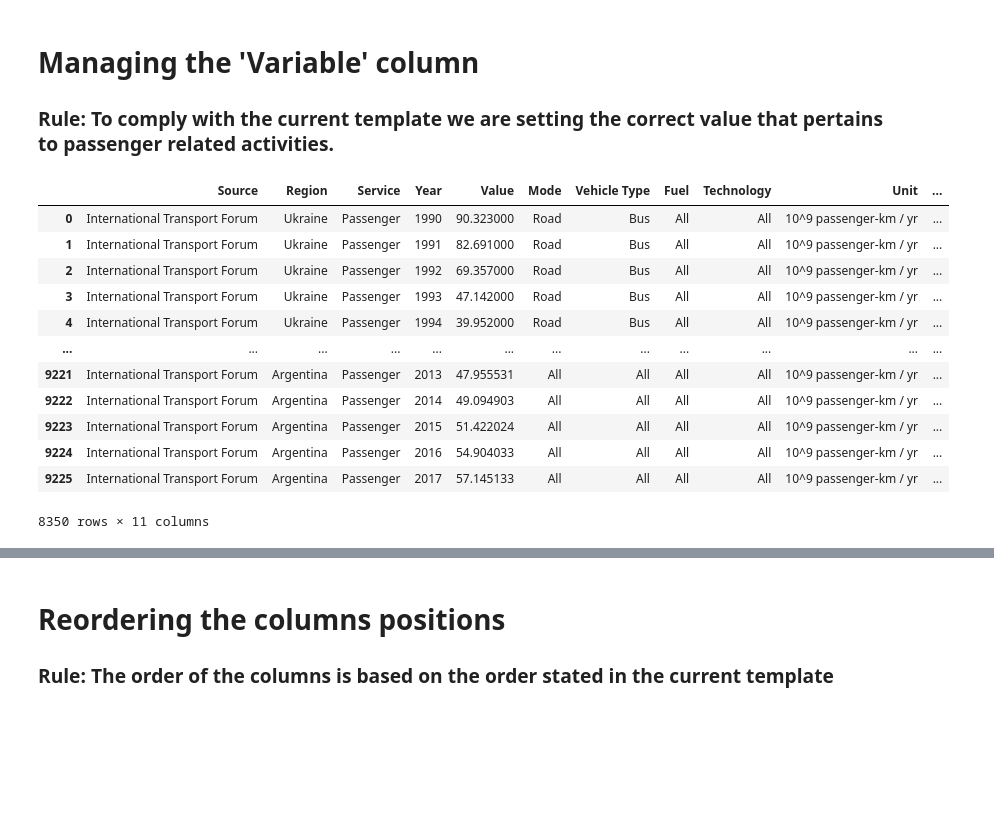
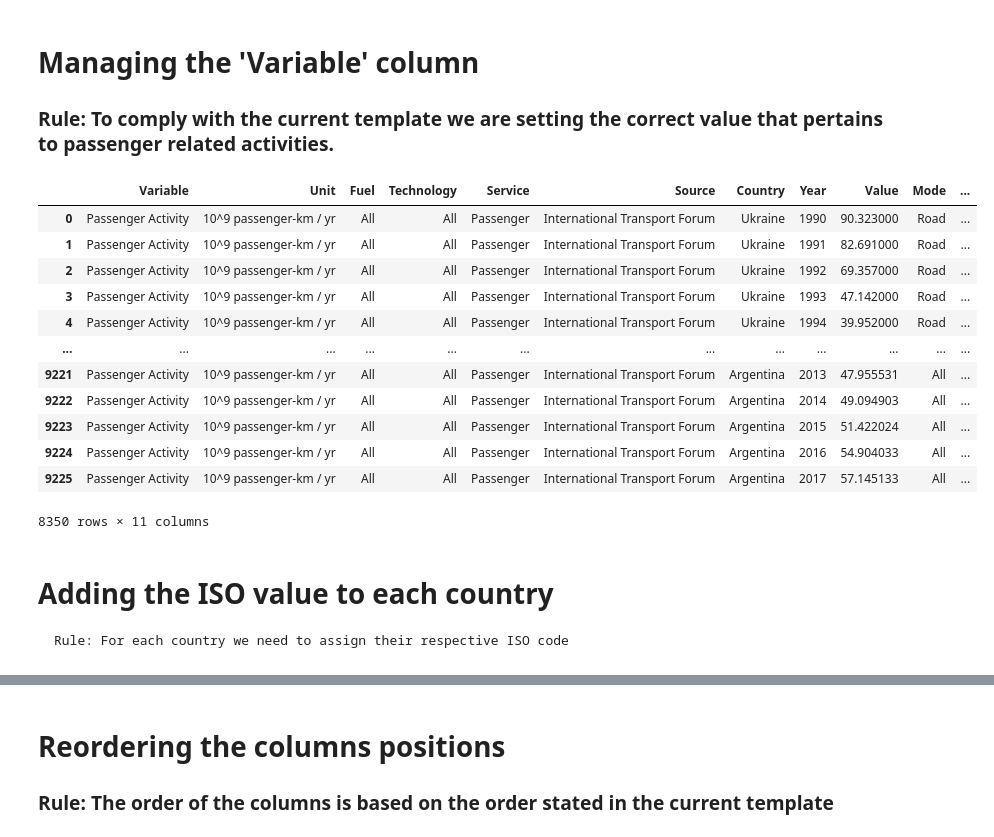
Before and after one commit to transportenergy/database, a Jupyter notebook: item/historical/scripts/T000.ipynb, the cells around one changed output, grey strips where cells are left out. Drawn from its saved outputs; the diff is of its cells as text; code cells hidden in the pictures; blank space fills up the shorter version.

```diff
--- a/item/historical/scripts/T000.ipynb
+++ b/item/historical/scripts/T000.ipynb
@@ -270,10 +247,3 @@ df
 # %% [markdown]
 # Adding the 'Service' column
 ### Rule: Since all the data is associated to passenger data, the service for all rows corresponds to 'Passenger'
-# %%
-# Creating the values for the source column --> Based on the variables, all data is associated to Passengers
-source_column = ["Passenger"] * len(df)
-
-# Adding the column to the dataframe
-df.insert(3,"Service", source_column, True)
-df
@@ -321,6 +294,10 @@ for index, row in df.iterrows():
         list_mode.append("All")
         list_vehicle_type.append("All")
 
+# Assert that the lenght of the new columns is the same as the length of the dataframe
+assert len(df) == len(list_vehicle_type) and len(df) == len(list_mode)
+
 # Adding the "Mode" and "Vehicle type" to the dataframe
-df["Mode"] = list_mode
-df["Vehicle Type"] = list_vehicle_type
+df[ColumnName.MODE.value] = list_mode
+df[ColumnName.VEHICLE_TYPE.value] = list_vehicle_type
+df
@@ -345,7 +320,7 @@ df
 ### Rule: The dataset does not provide any data about those two columns, so we added the default value in both cases
 # %%
 # Adding the "Technology" and "Fuel" columns
-df["Fuel"] = ["All"]*len(df)
-df["Technology"] = ["All"]*len(df)
+dataframeManager.simple_column_insert(df,ColumnName.TECHNOLOGY.value,"All")
+dataframeManager.simple_column_insert(df,ColumnName.FUEL.value,"All")
 df
 # %% [output]
@@ -375,5 +344,12 @@ list(group_unit.groups.keys())
 # Since the there is only one unit, drop the current 'Unit' column and add a new one
 columns_to_delete = ["Unit","PowerCode"]
 df.drop(columns=columns_to_delete, inplace = True)
+dataframeManager.simple_column_insert(df,ColumnName.UNIT.value,"10^9 passenger-km / yr")
 
-df["Unit"] = ["10^9 passenger-km / yr"]*len(df)
+# Transforming the current value in Million to Billion (1M = 0.001B)
+for index, row in df.iterrows():
+    current_value = row.Value
+    new_value = current_value * float(0.001)
+    df.Value[index] = new_value
+
+df
@@ -410,21 +377,23 @@ df
 # %%
 # Since all variables available are related to passenger activity then drop the current column and add the correct on
 columns_to_delete = ["Variable"]
 df.drop(columns=columns_to_delete, inplace = True)
-
-df["Variable"] = ["Passenger Activity"]*len(df)
+dataframeManager.simple_column_insert(df,ColumnName.VARIABLE.value,"Passenger Activity")
 df
 # %% [output]
-|  | Source | Region | Service | Year | Value | Mode | Vehicle Type | Fuel | Technology | Unit | ... |
-| 0 | International Transport Forum | Ukraine | Passenger | 1990 | 90.323000 | Road | Bus | All | All | 10^9 passenger-km / yr | ... |
-| 1 | International Transport Forum | Ukraine | Passenger | 1991 | 82.691000 | Road | Bus | All | All | 10^9 passenger-km / yr | ... |
-| 2 | International Transport Forum | Ukraine | Passenger | 1992 | 69.357000 | Road | Bus | All | All | 10^9 passenger-km / yr | ... |
-| 3 | International Transport Forum | Ukraine | Passenger | 1993 | 47.142000 | Road | Bus | All | All | 10^9 passenger-km / yr | ... |
-| 4 | International Transport Forum | Ukraine | Passenger | 1994 | 39.952000 | Road | Bus | All | All | 10^9 passenger-km / yr | ... |
+|  | Variable | Unit | Fuel | Technology | Service | Source | Country | Year | Value | Mode | ... |
+| 0 | Passenger Activity | 10^9 passenger-km / yr | All | All | Passenger | International Transport Forum | Ukraine | 1990 | 90.323000 | Road | ... |
+| 1 | Passenger Activity | 10^9 passenger-km / yr | All | All | Passenger | International Transport Forum | Ukraine | 1991 | 82.691000 | Road | ... |
+| 2 | Passenger Activity | 10^9 passenger-km / yr | All | All | Passenger | International Transport Forum | Ukraine | 1992 | 69.357000 | Road | ... |
+| 3 | Passenger Activity | 10^9 passenger-km / yr | All | All | Passenger | International Transport Forum | Ukraine | 1993 | 47.142000 | Road | ... |
+| 4 | Passenger Activity | 10^9 passenger-km / yr | All | All | Passenger | International Transport Forum | Ukraine | 1994 | 39.952000 | Road | ... |
 | ... | ... | ... | ... | ... | ... | ... | ... | ... | ... | ... | ... |
-| 9221 | International Transport Forum | Argentina | Passenger | 2013 | 47.955531 | All | All | All | All | 10^9 passenger-km / yr | ... |
-| 9222 | International Transport Forum | Argentina | Passenger | 2014 | 49.094903 | All | All | All | All | 10^9 passenger-km / yr | ... |
-| 9223 | International Transport Forum | Argentina | Passenger | 2015 | 51.422024 | All | All | All | All | 10^9 passenger-km / yr | ... |
-| 9224 | International Transport Forum | Argentina | Passenger | 2016 | 54.904033 | All | All | All | All | 10^9 passenger-km / yr | ... |
-| 9225 | International Transport Forum | Argentina | Passenger | 2017 | 57.145133 | All | All | All | All | 10^9 passenger-km / yr | ... |
+| 9221 | Passenger Activity | 10^9 passenger-km / yr | All | All | Passenger | International Transport Forum | Argentina | 2013 | 47.955531 | All | ... |
+| 9222 | Passenger Activity | 10^9 passenger-km / yr | All | All | Passenger | International Transport Forum | Argentina | 2014 | 49.094903 | All | ... |
+| 9223 | Passenger Activity | 10^9 passenger-km / yr | All | All | Passenger | International Transport Forum | Argentina | 2015 | 51.422024 | All | ... |
+| 9224 | Passenger Activity | 10^9 passenger-km / yr | All | All | Passenger | International Transport Forum | Argentina | 2016 | 54.904033 | All | ... |
+| 9225 | Passenger Activity | 10^9 passenger-km / yr | All | All | Passenger | International Transport Forum | Argentina | 2017 | 57.145133 | All | ... |
 8350 rows × 11 columns
+# %% [markdown]
+# Adding the ISO value to each country
+    Rule: For each country we need to assign their respective ISO code
```
Also changed, not shown: parts of 42 cells of this notebook, 2 other files.
